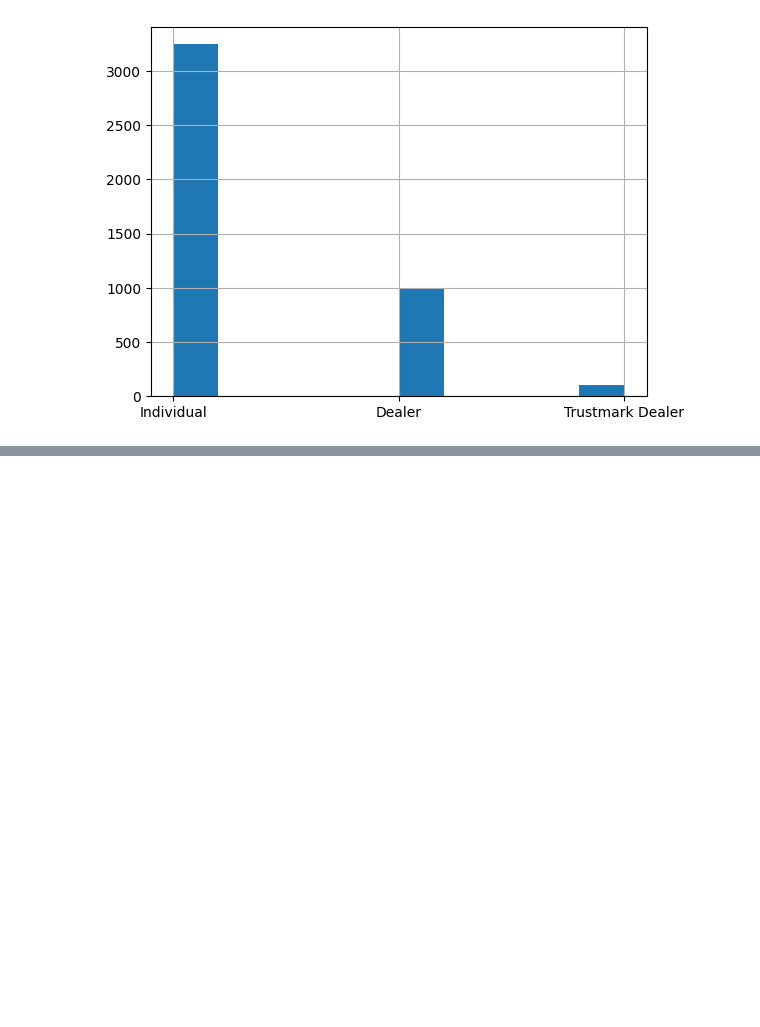
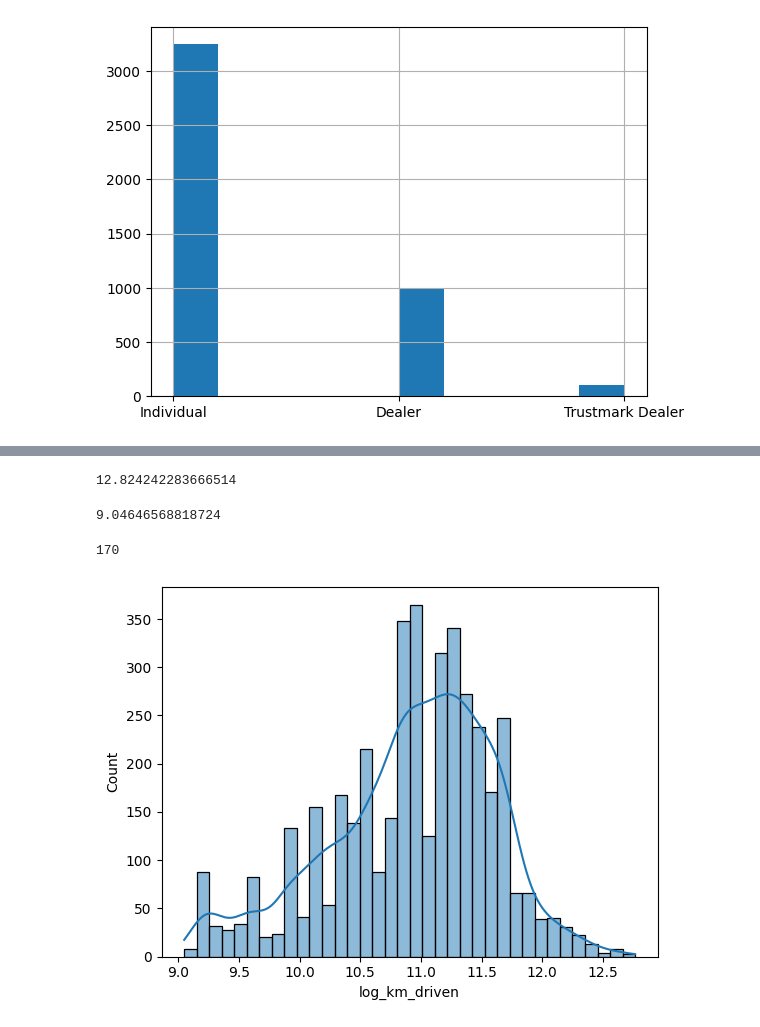
Before and after one commit to inesmarina8/machine_learning_proyect3, a Jupyter notebook: car_selling_prediction-1.ipynb, the cells around one changed output, grey strips where cells are left out. Drawn from its saved outputs; the diff is of its cells as text; code cells hidden in the pictures; blank space fills up the shorter version.

```diff
--- a/car_selling_prediction-1.ipynb
+++ b/car_selling_prediction-1.ipynb
@@ -132,0 +171,25 @@ plt.show()
+# %%
+#I can see there are still outliers after the logaritmical transformation so I will use IQR=InterQuantile Range
+
+iqr=np.percentile(df['log_km_driven'], 75)-np.percentile(df['log_km_driven'], 25)
+upper_limit=np.percentile(df['log_km_driven'], 75)+1.5*iqr
+upper_limit
+# %% [output]
+12.824242283666514
+# %%
+lower_limit=np.percentile(df['log_km_driven'], 25)-1.5*iqr
+lower_limit
+# %% [output]
+9.04646568818724
+# %%
+outliers_km= list(filter(lambda x: x<lower_limit, df['log_km_driven']))
+len(outliers_km)
+# %% [output]
+170
+# %%
+df_filtered = df[(df['log_km_driven'] >= lower_limit) & (df['log_km_driven'] <= upper_limit)]
+# %%
+sns.histplot(df_filtered['log_km_driven'], kde=True)
+plt.show()
+# %% [output]
+[figure, added]
```
Also changed, not shown: parts of 94 cells of this notebook.
